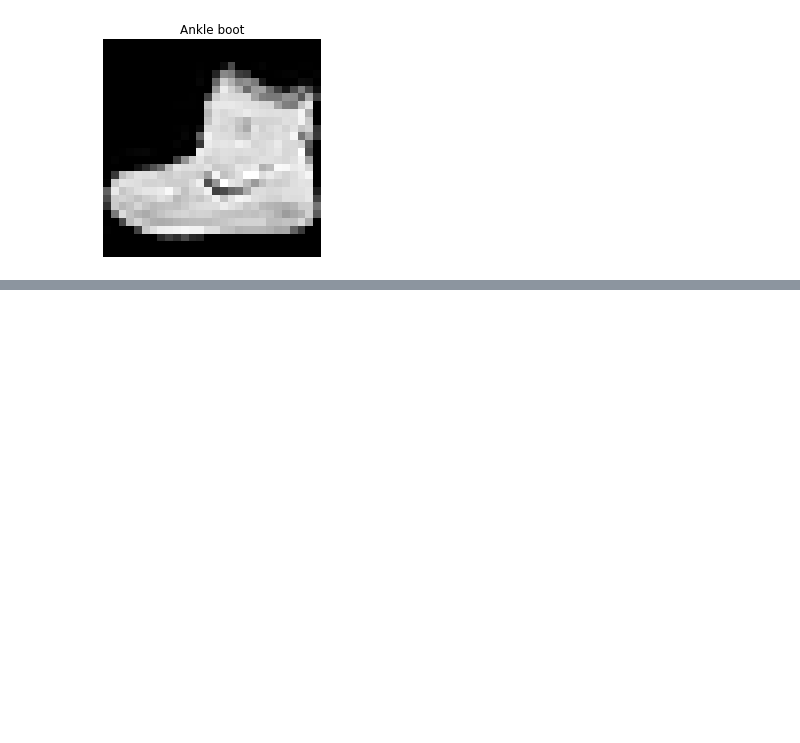
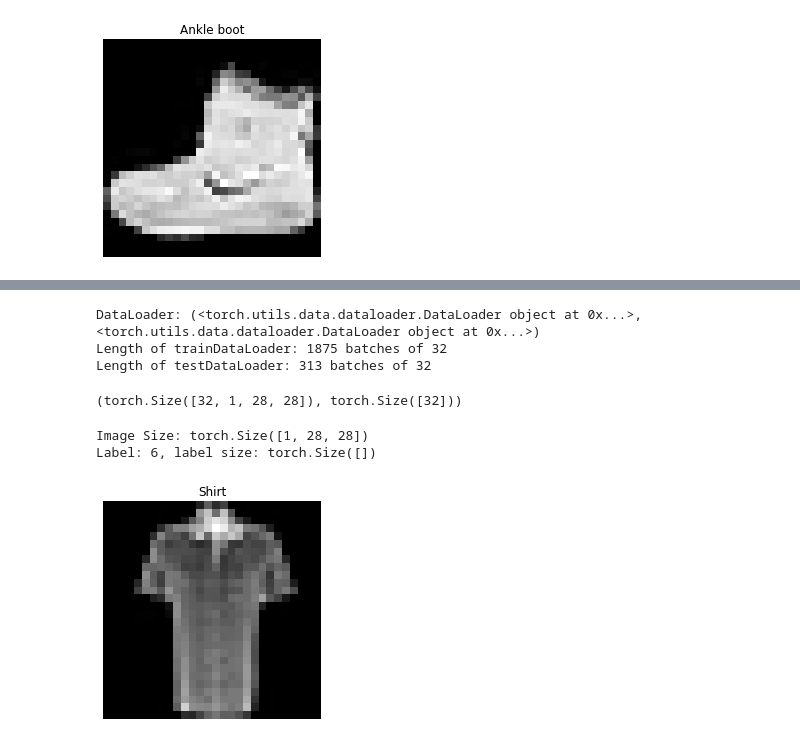
Before and after one commit to smbonilla/learningPyTorch, a Jupyter notebook: 03_pyTorchComputerVision.ipynb, the cells around one changed output, grey strips where cells are left out. Saved outputs shown, nothing was run; the diff lists cells and outputs as text; code cells hidden in the pictures; blank space fills up the shorter version.

```diff
--- a/03_pyTorchComputerVision.ipynb
+++ b/03_pyTorchComputerVision.ipynb
@@ -118,0 +154,43 @@ for i in range(1,rows*cols+1):
+# %%
+from torch.utils.data import DataLoader
+
+# Setup the batch size hyperparameter
+batchSize = 32
+
+# turn datasets into iterables (batches)
+trainDataLoader = DataLoader(dataset=trainData,
+                             batch_size=batchSize,
+                             shuffle=True)
+
+testDataLoader = DataLoader(dataset=testData,
+                            batch_size=batchSize,
+                            shuffle=False)
+# %%
+# Check out what we created
+print(f"DataLoader: {trainDataLoader, testDataLoader}")
+print(f"Length of trainDataLoader: {len(trainDataLoader)} batches of {batchSize}")
+print(f"Length of testDataLoader: {len(testDataLoader)} batches of {batchSize}")
+# %% [output]
+DataLoader: (<torch.utils.data.dataloader.DataLoader object at 0x...>, <torch.utils.data.dataloader.DataLoader object at 0x...>)
+Length of trainDataLoader: 1875 batches of 32
+Length of testDataLoader: 313 batches of 32
+# %%
+# Check out what's inside train data loader - turn into iterable
+trainFeaturesBatch, trainLabelsBatch = next(iter(trainDataLoader))
+trainFeaturesBatch.shape, trainLabelsBatch.shape
+# %% [output]
+(torch.Size([32, 1, 28, 28]), torch.Size([32]))
+# %%
+# Show a sample
+torch.manual_seed(42)
+randomIDX = torch.randint(0,len(trainFeaturesBatch), size=[1]).item()
+image,label = trainFeaturesBatch[randomIDX], trainLabelsBatch[randomIDX]
+plt.imshow(image.squeeze(), cmap="gray")
+plt.title(classNames[label])
+plt.axis(False)
+print(f"Image Size: {image.shape}")
+print(f"Label: {label}, label size: {label.shape}")
+# %% [output]
+Image Size: torch.Size([1, 28, 28])
+Label: 6, label size: torch.Size([])
+[figure, added]
```
Also changed, not shown: parts of 14 cells of this notebook.
